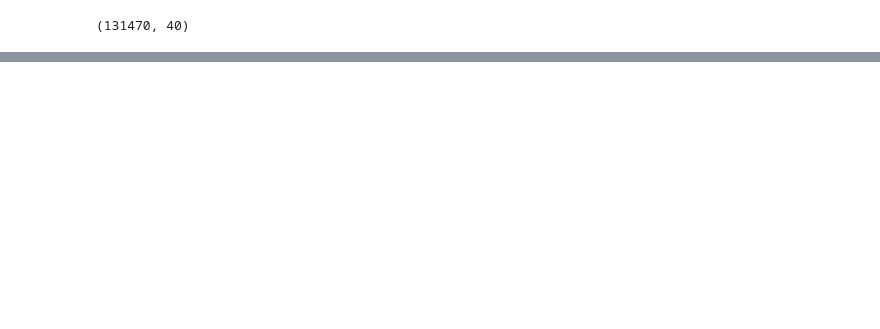
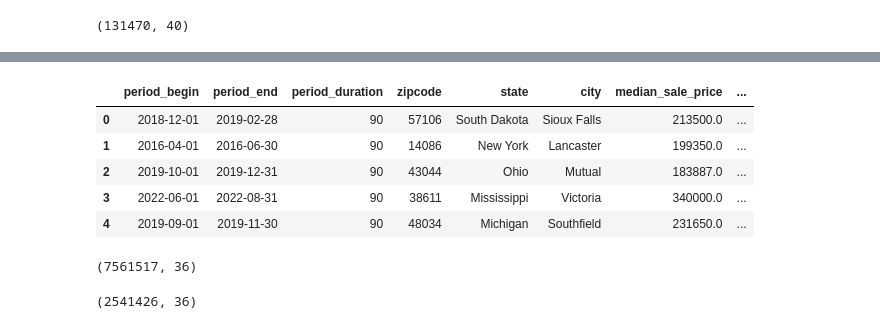
Before and after one commit to Amelchristy/Real_Estate_Lehigh, a Jupyter notebook: explaratory.ipynb, the cells around one changed output, grey strips where cells are left out. Saved outputs shown, nothing was run; the diff lists cells and outputs as text; code cells hidden in the pictures; blank space fills up the shorter version.

```diff
--- a/explaratory.ipynb
+++ b/explaratory.ipynb
@@ -219,0 +245,48 @@ print(colnames)
+# %%
+#Just want 30 cols
+columns_extract = [
+    'period_begin','period_end','period_duration','zipcode', 'state','city',
+    'median_sale_price', 'median_sale_price_mom', 'median_sale_price_yoy',
+    'median_list_price', 'median_list_price_mom', 'median_list_price_yoy',
+    'median_ppsf', 'median_ppsf_mom', 'median_ppsf_yoy', 'homes_sold',
+    'homes_sold_mom', 'inventory', 'inventory_mom', 'median_dom',
+    'population', 'population_proper', 'density', 'income_household_median',
+    'labor_force_participation', 'unemployment_rate', 'education_college_or_above',
+    'home_ownership', 'home_value', 'rent_median', 'median_list_ppsf',
+    'new_listings', 'new_listings_mom', 'months_of_supply', 'avg_sale_to_list',
+    'sold_above_list'
+]
+
+# Extract these columns from joined1 DataFrame
+extracted_df = joined1[columns_extract]
+
+# Display the first few rows of the extracted dataframe
+extracted_df.head()
+# %% [output]
+|  | period_begin | period_end | period_duration | zipcode | state | city | median_sale_price | ... |
+| 0 | 2018-12-01 | 2019-02-28 | 90 | 57106 | South Dakota | Sioux Falls | 213500.0 | ... |
+| 1 | 2016-04-01 | 2016-06-30 | 90 | 14086 | New York | Lancaster | 199350.0 | ... |
+| 2 | 2019-10-01 | 2019-12-31 | 90 | 43044 | Ohio | Mutual | 183887.0 | ... |
+| 3 | 2022-06-01 | 2022-08-31 | 90 | 38611 | Mississippi | Victoria | 340000.0 | ... |
+| 4 | 2019-09-01 | 2019-11-30 | 90 | 48034 | Michigan | Southfield | 231650.0 | ... |
+# %%
+#extract shape
+extracted_df.shape
+# %% [output]
+(7561517, 36)
+# %%
+#filter joined df to only East Coast before combining with quality df
+ # List of East Coast states
+east_coast_states = [
+    "Maine", "New Hampshire", "Massachusetts", "Rhode Island", "Connecticut",
+    "New York", "New Jersey", "Delaware", "Maryland", "Virginia",
+    "North Carolina", "South Carolina", "Georgia", "Florida"
+]
+
+# Filter  DataFrame for rows where the 'state' column matches the East Coast states
+east_house_pop = extracted_df[extracted_df['state'].isin(east_coast_states)]
+
+# Display
+east_house_pop.shape
+# %% [output]
+(2541426, 36)
```
Also changed, not shown: parts of 25 cells of this notebook.
